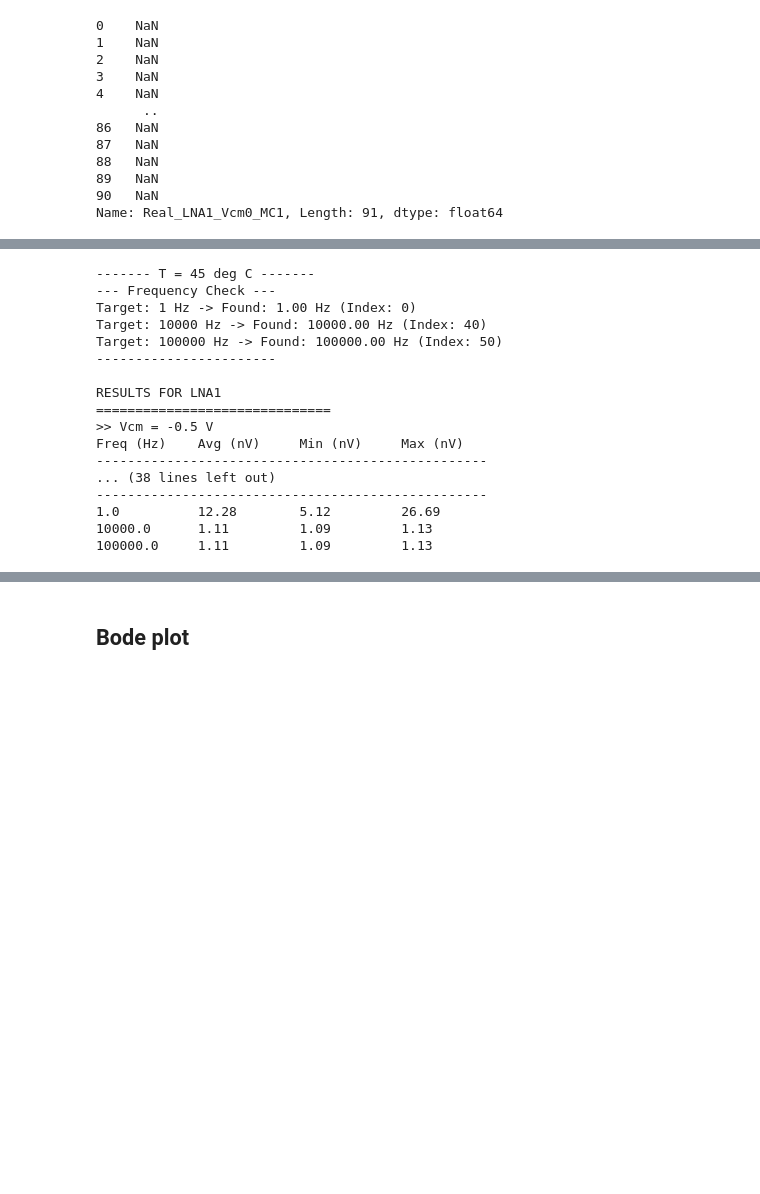
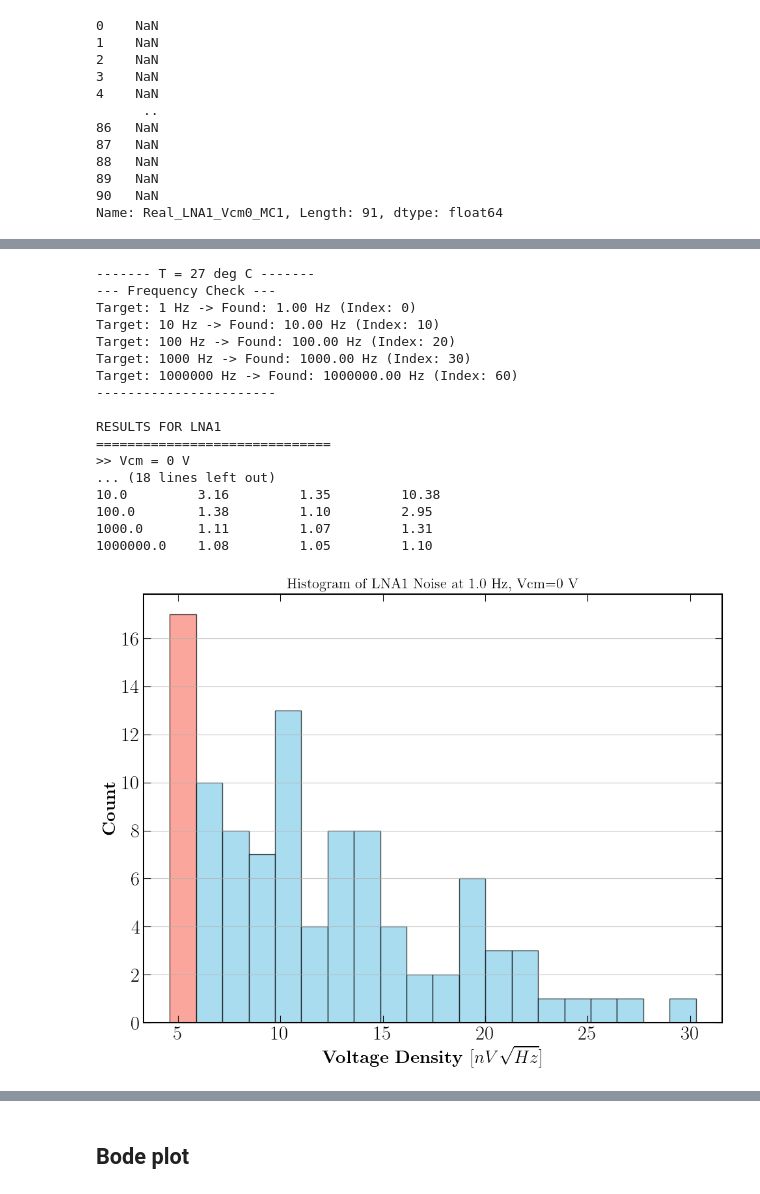
Before and after one commit to BaoTON1701/R-T_BiCMOS_run, a Jupyter notebook: code/Plot_results.ipynb, the cells around one changed output, grey strips where cells are left out. Cells and saved outputs as stored; diff of their text form; code cells hidden in the pictures; blank space fills up the shorter version.

```diff
--- a/code/Plot_results.ipynb
+++ b/code/Plot_results.ipynb
@@ -280,12 +507,12 @@ Freq (Hz)    Avg (nV)     Min (nV)     Max (nV)
 # %%
-LNA = {'LNA1': noise_LNA1_45, 'LNA2': noise_LNA2_45}
+LNA = {'LNA1': noise_LNA1_27, 'LNA2': noise_LNA2_27}
 
 # --- 2. PRE-CALCULATION: Find indices for all frequencies ---
 # We assume both DataFrames share the same frequency vector.
 # We create a list of tuples: (target_freq, actual_index, actual_freq_value)
 freq_points = []
 ref_freq_col = noise_LNA1['f'] # Reference column
-print("------- T = 45 deg C -------")
+print("------- T = 27 deg C -------")
 print("--- Frequency Check ---")
 for f_target in target_freqs:
     # Find index of closest frequency
@@ -306,46 +533,72 @@ for lna_name, df in LNA.items():
 
         # Filter columns dynamically based on the current LNA name and Vcm
         # Note: We use 'df' here, not 'noise_LNA1', so it works for LNA2 too
-        subset = df.filter(like=f'{lna_name}_Vcm{i}_MC')
-
+        subset = df.filter(like=f'MC')
+        print(np.size(subset, axis=1))
         # Force numeric conversion to prevent string errors
         subset = subset.apply(pd.to_numeric, errors='coerce')
 
         # Calculate the statistic curves (entire frequency range)
         avg_curve = subset.mean(axis=1)
         max_curve = subset.max(axis=1)
         min_curve = subset.min(axis=1)
 
         # Extract specific points for our target frequencies
         # We allow for a small header row to make it readable
         print(f"{'Freq (Hz)':<12} {'Avg (nV)':<12} {'Min (nV)':<12} {'Max (nV)':<12}")
         print("-" * 50)
 
         for f_target, idx, f_actual in freq_points:
             # Scale to nV (1e9) for display
             avg_val = avg_curve.iloc[idx] * 1e9
             max_val = max_curve.iloc[idx] * 1e9
             min_val = min_curve.iloc[idx] * 1e9
 
             print(f"{f_actual:<12.1f} {avg_val:<12.2f} {min_val:<12.2f} {max_val:<12.2f}")
 
+        #plotting the histogram for the last frequency point
+            # ... inside your loop ...
+
+            plt.figure(figsize=(10,8))
+
+            # 1. Capture the return values (n, bins, patches)
+            n, bins, patches = plt.hist(subset.iloc[idx]*1e9, bins=20, color='skyblue', edgecolor='black', alpha=0.7)
+
+            # 2. Change the color of the minimum column (The first bar, index 0)
+            # You can change 'salmon' to 'red', 'orange', 'green', etc.
+            patches[0].set_facecolor('salmon')
+
+            # Optional: If you want to highlight the bar with the LOWEST COUNT (shortest bar) instead:
+            # min_count_index = np.argmin(n)
+            # patches[min_count_index].set_facecolor('salmon')
+
+            plt.title(f'Histogram of {lna_name} Noise at {f_actual:.1f} Hz, Vcm={i} V', fontsize=16)
+            plt.xlabel(r'\textbf{Voltage Density $[nV\sqrt{Hz}]$}', fontsize=20)
+            plt.ylabel(r'\textbf{Count}', fontsize=20)
+            plt.grid(axis='y', alpha=0.75)
+            plt.tight_layout()
+            plt.savefig(f"{plot_dir}/Histogram_{lna_name}_Vcm{i}_Freq{int(f_actual)}Hz.png", dpi=300)
+            # plt.show() # Uncomment if you want to see it live
+            # plt.close()
+            # plt.close()
         print("") # Empty line between Vcm groups
     print("\n") # Empty line between LNA groups
 # %% [output]
-------- T = 45 deg C -------
+------- T = 27 deg C -------
 --- Frequency Check ---
 Target: 1 Hz -> Found: 1.00 Hz (Index: 0)
-Target: 10000 Hz -> Found: 10000.00 Hz (Index: 40)
-Target: 100000 Hz -> Found: 100000.00 Hz (Index: 50)
+Target: 10 Hz -> Found: 10.00 Hz (Index: 10)
+Target: 100 Hz -> Found: 100.00 Hz (Index: 20)
+Target: 1000 Hz -> Found: 1000.00 Hz (Index: 30)
+Target: 1000000 Hz -> Found: 1000000.00 Hz (Index: 60)
 -----------------------
 
 RESULTS FOR LNA1
 ==============================
->> Vcm = -0.5 V
-Freq (Hz)    Avg (nV)     Min (nV)     Max (nV)
---------------------------------------------------
-... (38 lines left out)
---------------------------------------------------
-1.0          12.28        5.12         26.69
-10000.0      1.11         1.09         1.13
-100000.0     1.11         1.09         1.13
+>> Vcm = 0 V
+... (18 lines left out)
+10.0         3.16         1.35         10.38
+100.0        1.38         1.10         2.95
+1000.0       1.11         1.07         1.31
+1000000.0    1.08         1.05         1.10
+[figure, added]
```
Also changed, not shown: parts of 14 cells of this notebook, 30 other files.
